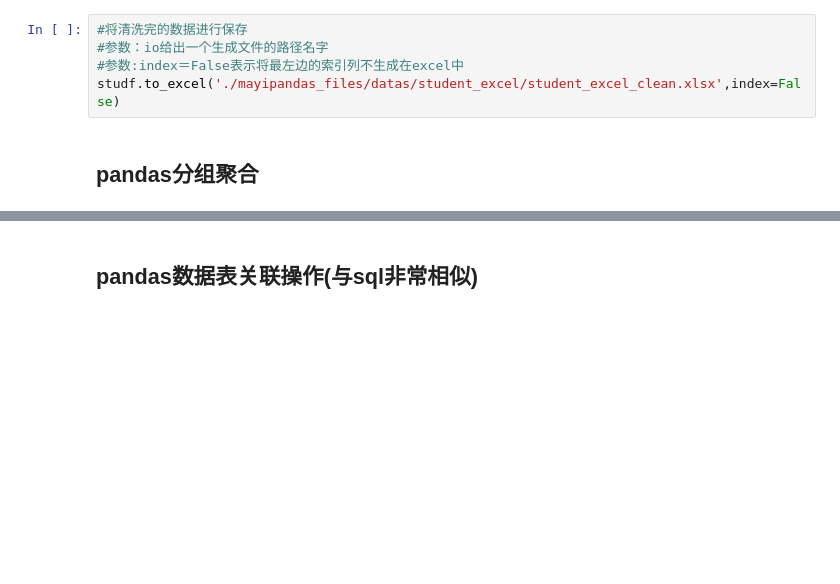
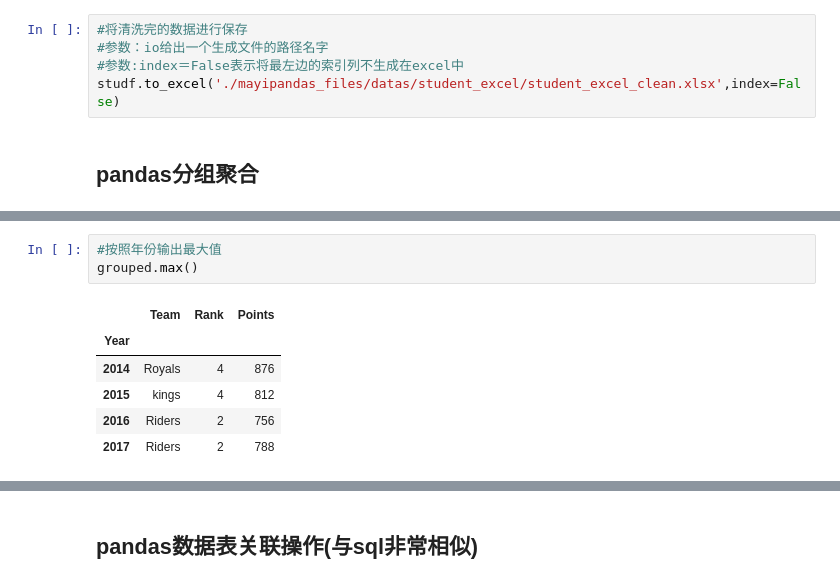
Before and after one commit to codefish-yu/dataanalyze, a Jupyter notebook: pandas.ipynb, the cells around one changed output, grey strips where cells are left out. Drawn from its saved outputs; the diff is of its cells as text; blank space fills up the shorter version.

```diff
--- a/pandas.ipynb
+++ b/pandas.ipynb
@@ -902,0 +984,10 @@ print(grouped['Points'].agg(np.mean))
+# %%
+#按照年份输出最大值
+grouped.max()
+# %% [output]
+|  | Team | Rank | Points |
+| Year |  |  |  |
+| 2014 | Royals | 4 | 876 |
+| 2015 | kings | 4 | 812 |
+| 2016 | Riders | 2 | 756 |
+| 2017 | Riders | 2 | 788 |
```
Also changed, not shown: parts of 28 cells of this notebook, 5 other files.
